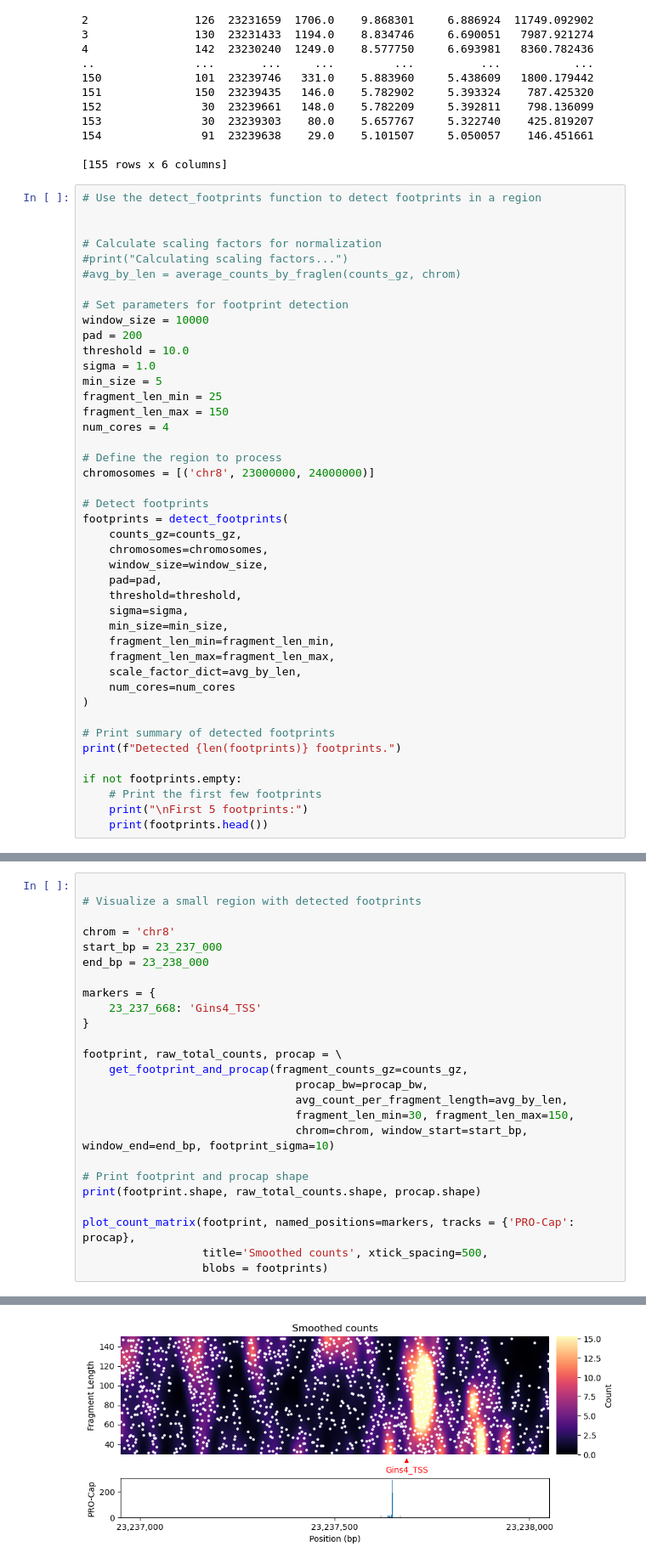
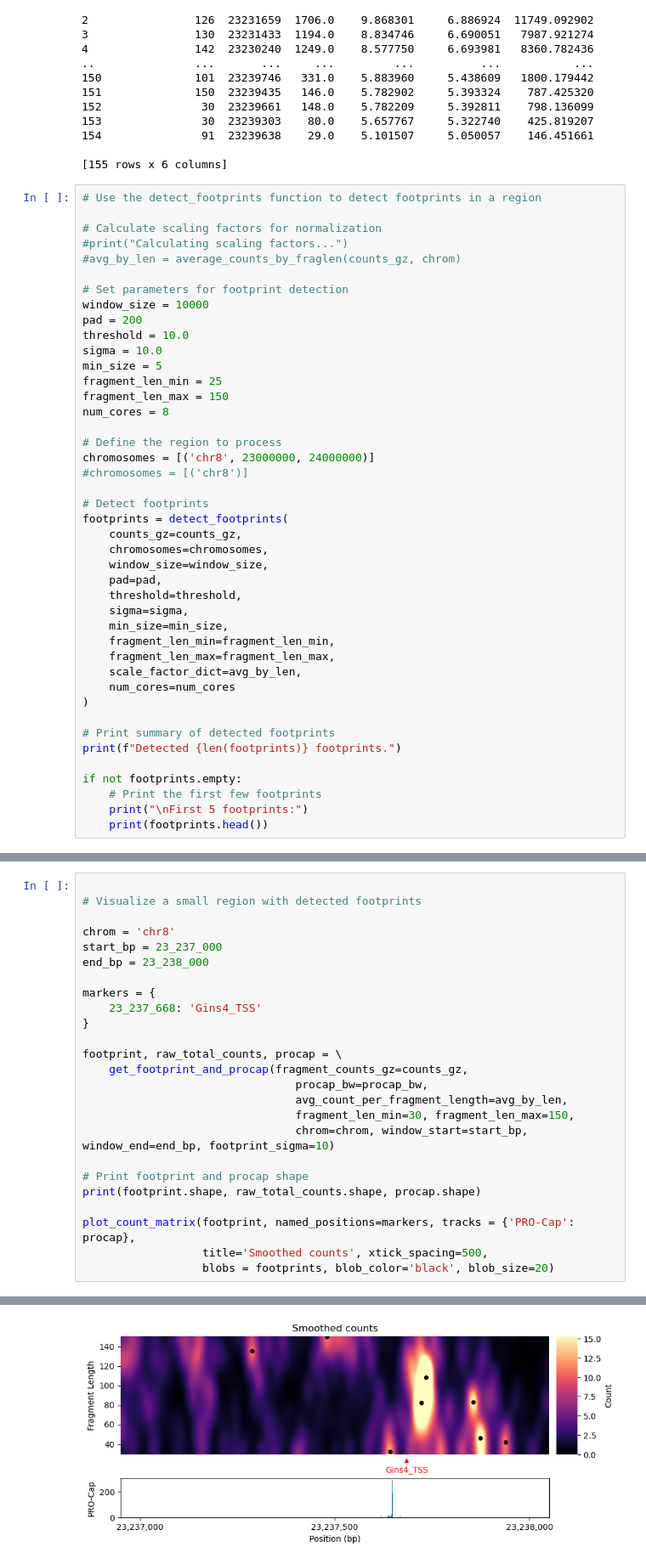
Before and after one commit to aryeelab/foci-3d, a Jupyter notebook: code/footprinting.ipynb, the cells around one changed output, grey strips where cells are left out. Shown at 85% size. Saved outputs shown, nothing was run; the diff lists cells and outputs as text.

```diff
--- a/code/footprinting.ipynb
+++ b/code/footprinting.ipynb
@@ -220,7 +220,6 @@ print(blobs)
 [155 rows x 6 columns]
 # %%
 # Use the detect_footprints function to detect footprints in a region
-
 
 # Calculate scaling factors for normalization
 #print("Calculating scaling factors...")
@@ -230,14 +229,15 @@ print(blobs)
 window_size = 10000
 pad = 200
 threshold = 10.0
-sigma = 1.0
+sigma = 10.0
 min_size = 5
 fragment_len_min = 25
 fragment_len_max = 150
-num_cores = 4
+num_cores = 8
 
 # Define the region to process
 chromosomes = [('chr8', 23000000, 24000000)]
+#chromosomes = [('chr8')]
 
 # Detect footprints
 footprints = detect_footprints(
@@ -284,31 +284,31 @@ First 5 footprints:
 # %%
 
 # Visualize a small region with detected footprints
 
 chrom = 'chr8'
 start_bp = 23_237_000
 end_bp = 23_238_000
 
 markers = {
     23_237_668: 'Gins4_TSS'
 }
 
 footprint, raw_total_counts, procap = \
     get_footprint_and_procap(fragment_counts_gz=counts_gz,
                                 procap_bw=procap_bw,
                                 avg_count_per_fragment_length=avg_by_len,
                                 fragment_len_min=30, fragment_len_max=150,
                                 chrom=chrom, window_start=start_bp, window_end=end_bp, footprint_sigma=10)
 
 # Print footprint and procap shape
 print(footprint.shape, raw_total_counts.shape, procap.shape)
 
 plot_count_matrix(footprint, named_positions=markers, tracks = {'PRO-Cap': procap},
                   title='Smoothed counts', xtick_spacing=500,
-                  blobs = footprints)
+                  blobs = footprints, blob_color='black', blob_size=20)
 # %% [output]
 (121, 1001) (121,) (1001,)
-[figure, old version]
+[figure, new version]
 # %%
 # Benchmark different window sizes for blob detection across a large genomic region
 # Using a fixed 200bp overlap between adjacent windows to ensure consistent detection of features at window boundaries
```
Also changed, not shown: parts of 1 cell of this notebook, 1 other file.
